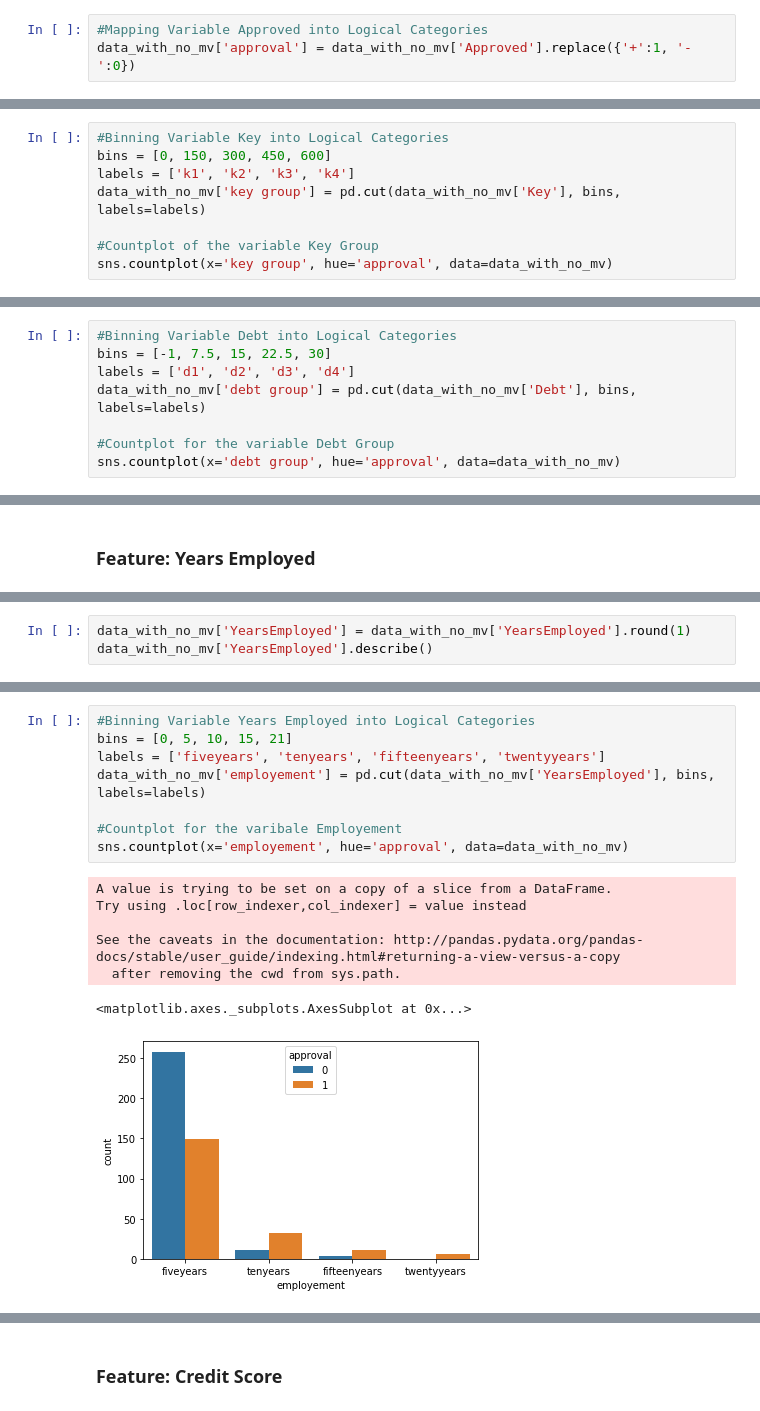
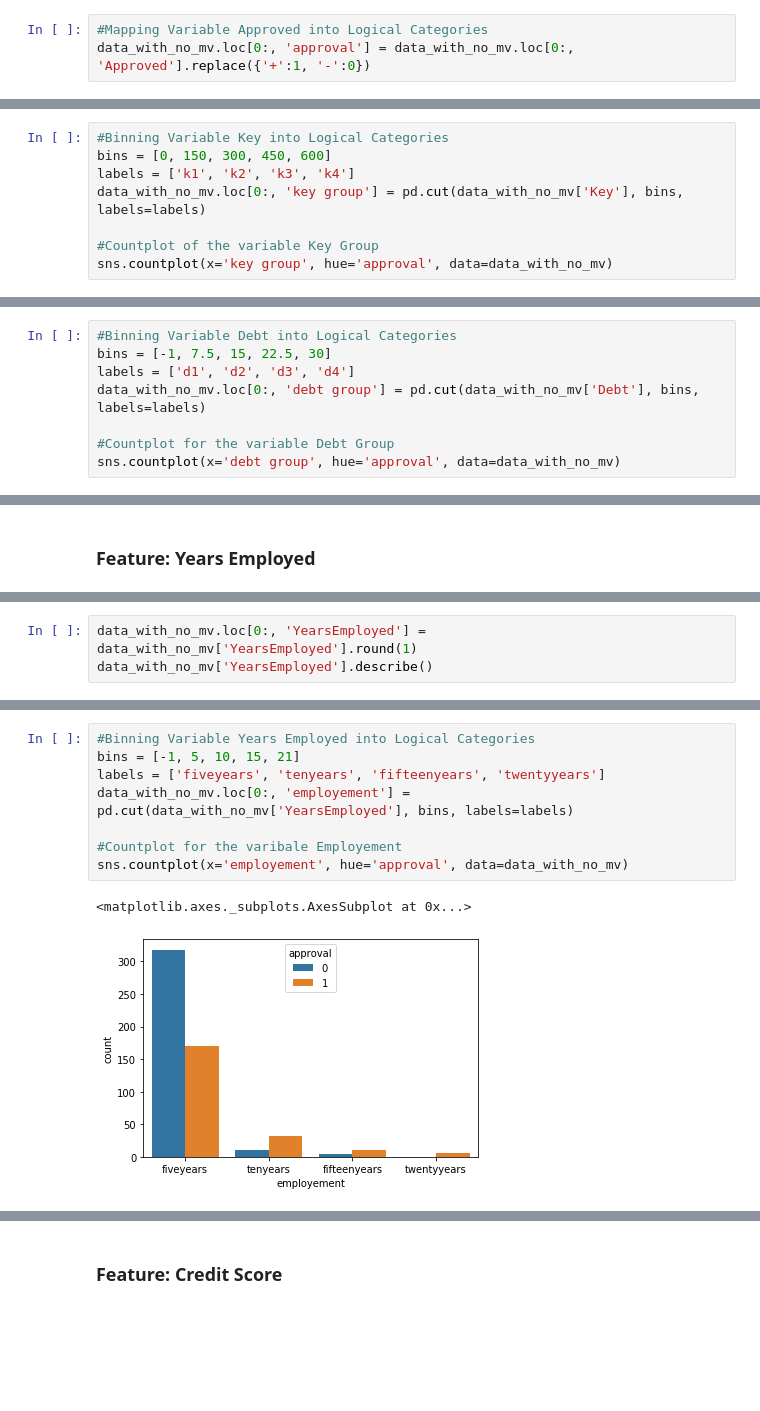
Before and after one commit to akshaynayanravi/credit_card_approval, a Jupyter notebook: credit_card_approval.ipynb, the cells around one changed output, grey strips where cells are left out. Drawn from its saved outputs; the diff is of its cells as text; blank space fills up the shorter version.

```diff
--- a/credit_card_approval.ipynb
+++ b/credit_card_approval.ipynb
@@ -168,4 +168,4 @@ data_with_no_mv.describe(include='all')
 ### Feature: Approved
 # %%
 #Mapping Variable Approved into Logical Categories
-data_with_no_mv['approval'] = data_with_no_mv['Approved'].replace({'+':1, '-':0})
+data_with_no_mv.loc[0:, 'approval'] = data_with_no_mv.loc[0:, 'Approved'].replace({'+':1, '-':0})
@@ -185,7 +180,7 @@ sns.distplot(data_with_no_mv['Key'])
 #Binning Variable Key into Logical Categories
 bins = [0, 150, 300, 450, 600]
 labels = ['k1', 'k2', 'k3', 'k4']
-data_with_no_mv['key group'] = pd.cut(data_with_no_mv['Key'], bins, labels=labels)
+data_with_no_mv.loc[0:, 'key group'] = pd.cut(data_with_no_mv['Key'], bins, labels=labels)
 
 #Countplot of the variable Key Group
 sns.countplot(x='key group', hue='approval', data=data_with_no_mv)
@@ -208,7 +198,7 @@ sns.distplot(data_with_no_mv['Debt'])
 #Binning Variable Debt into Logical Categories
 bins = [-1, 7.5, 15, 22.5, 30]
 labels = ['d1', 'd2', 'd3', 'd4']
-data_with_no_mv['debt group'] = pd.cut(data_with_no_mv['Debt'], bins, labels=labels)
+data_with_no_mv.loc[0:, 'debt group'] = pd.cut(data_with_no_mv['Debt'], bins, labels=labels)
 
 #Countplot for the variable Debt Group
 sns.countplot(x='debt group', hue='approval', data=data_with_no_mv)
@@ -230,4 +215,4 @@ sns.distplot(data_with_no_mv['YearsEmployed'])
 # %%
-data_with_no_mv['YearsEmployed'] = data_with_no_mv['YearsEmployed'].round(1)
+data_with_no_mv.loc[0:, 'YearsEmployed'] = data_with_no_mv['YearsEmployed'].round(1)
 data_with_no_mv['YearsEmployed'].describe()
 # %% [output]
@@ -248,16 +228,11 @@ Name: YearsEmployed, dtype: float64
 # %%
 #Binning Variable Years Employed into Logical Categories
-bins = [0, 5, 10, 15, 21]
+bins = [-1, 5, 10, 15, 21]
 labels = ['fiveyears', 'tenyears', 'fifteenyears', 'twentyyears']
-data_with_no_mv['employement'] = pd.cut(data_with_no_mv['YearsEmployed'], bins, labels=labels)
+data_with_no_mv.loc[0:, 'employement'] = pd.cut(data_with_no_mv['YearsEmployed'], bins, labels=labels)
 
 #Countplot for the varibale Employement
 sns.countplot(x='employement', hue='approval', data=data_with_no_mv)
 # %% [output]
-A value is trying to be set on a copy of a slice from a DataFrame.
-Try using .loc[row_indexer,col_indexer] = value instead
-
-See the caveats in the documentation: http://pandas.pydata.org/pandas-docs/stable/user_guide/indexing.html#returning-a-view-versus-a-copy
-  after removing the cwd from sys.path.
+<matplotlib.axes._subplots.AxesSubplot at 0x...>
-<matplotlib.axes._subplots.AxesSubplot at 0x...>
-[figure, old version]
+[figure, new version]
```
Also changed, not shown: parts of 28 cells of this notebook.
